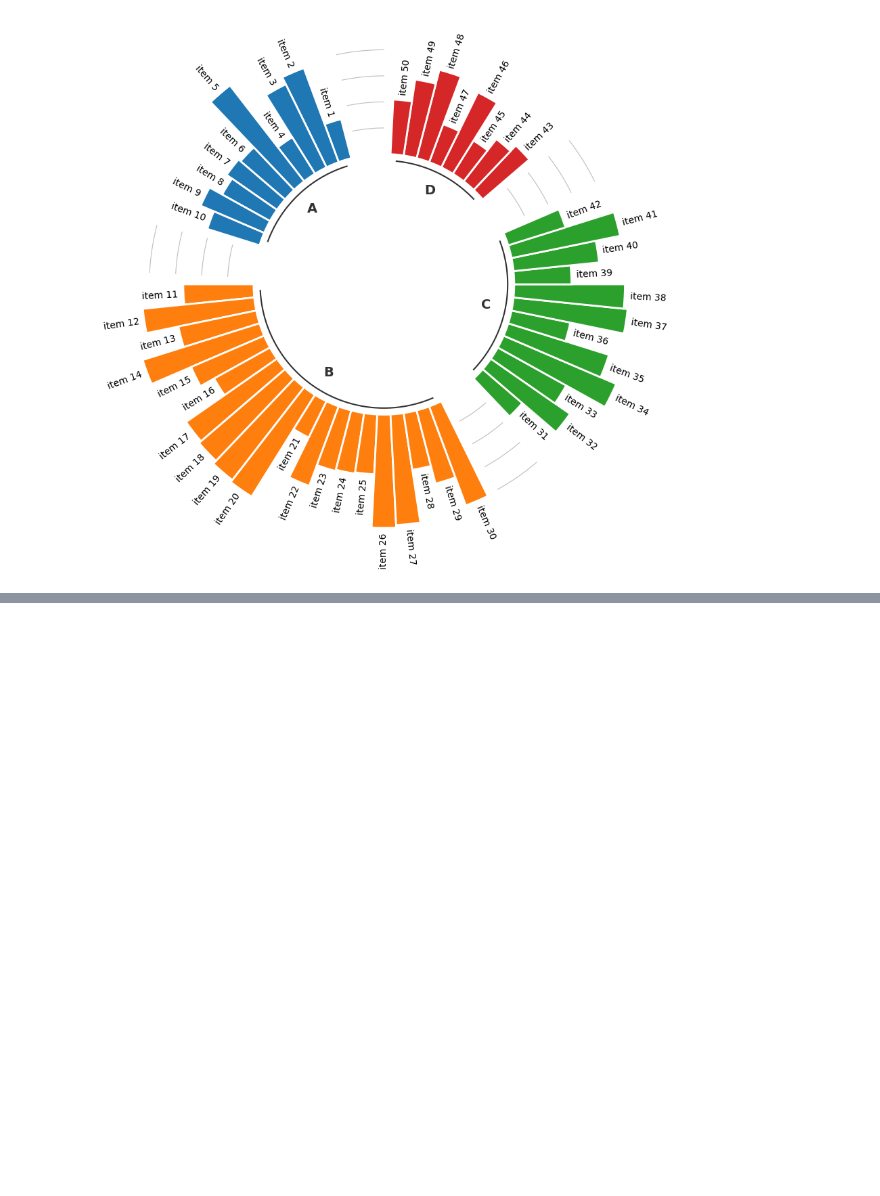
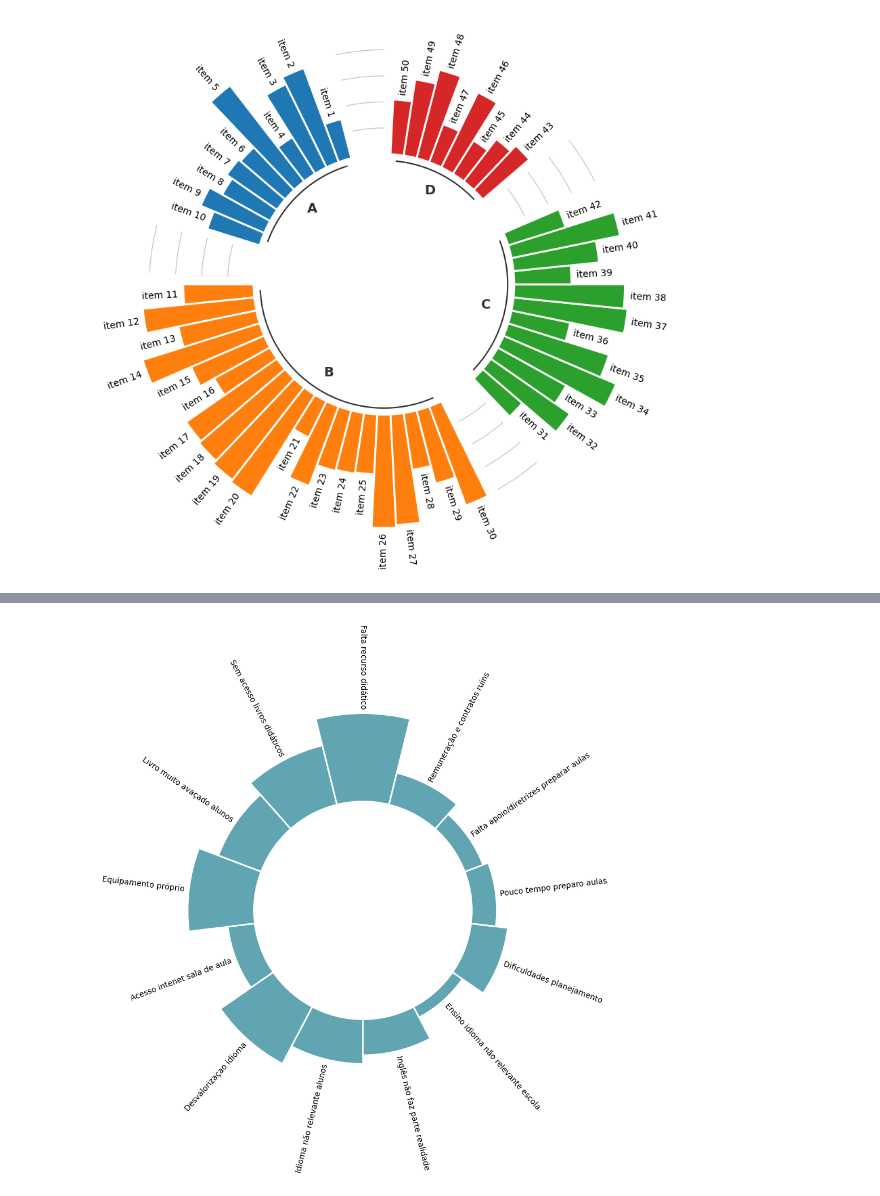
Before and after one commit to shuzoarthur/python_statistic_graphics, a Jupyter notebook: circular_barplot.ipynb, the cells around one changed output, grey strips where cells are left out. Saved outputs shown, nothing was run; the diff lists cells and outputs as text; code cells hidden in the pictures; blank space fills up the shorter version.

```diff
--- a/circular_barplot.ipynb
+++ b/circular_barplot.ipynb
@@ -507,0 +529,8 @@ for group, size in zip(["A", "B", "C", "D"], GROUPS_SIZE):
+# %%
+import matplotlib.pyplot as plt
+import numpy as np
+import pandas as pd
+
+# Build a dataset
+df = pd.read_csv('/content/python_statistic_graphics/data/Dificuldades_vivenciadas_ingles_brasil - Sheet1.csv')
+df
@@ -507,0 +554,10 @@ for group, size in zip(["A", "B", "C", "D"], GROUPS_SIZE):
+# %%
+def get_label_rotation(angle, offset):
+    # Rotation must be specified in degrees :(
+    rotation = np.rad2deg(angle + offset)
+    if angle <= np.pi:
+        alignment = "right"
+        rotation = rotation + 180
+    else:
+        alignment = "left"
+    return rotation, alignment
@@ -507,0 +618,42 @@ for group, size in zip(["A", "B", "C", "D"], GROUPS_SIZE):
+# %%
+ANGLES = np.linspace(0, 2 * np.pi, len(df), endpoint=False)
+VALUES = df["porcent"].values*100
+LABELS = df["name"].values
+
+# Determine the width of each bar.
+# The circumference is '2 * pi', so we divide that total width over the number of bars.
+WIDTH = 2 * np.pi / len(VALUES)
+
+# Determines where to place the first bar.
+# By default, matplotlib starts at 0 (the first bar is horizontal)
+# but here we say we want to start at pi/2 (90 deg)
+OFFSET = np.pi / 2
+
+# Initialize Figure and Axis
+fig, ax = plt.subplots(figsize=(20, 10), subplot_kw={"projection": "polar"})
+
+# Specify offset
+ax.set_theta_offset(OFFSET)
+
+# Set limits for radial (y) axis. The negative lower bound creates the whole in the middle.
+ax.set_ylim(-100, 100)
+
+# Remove all spines
+ax.set_frame_on(False)
+
+# Remove grid and tick marks
+ax.xaxis.grid(False)
+ax.yaxis.grid(False)
+ax.set_xticks([])
+ax.set_yticks([])
+
+# Add bars
+ax.bar(
+    ANGLES, VALUES, width=WIDTH, linewidth=2,
+    color="#61a4b2", edgecolor="white"
+)
+
+# Add labels
+add_labels(ANGLES, VALUES, LABELS, OFFSET, ax)
+# %% [output]
+[figure, added]
```
Also changed, not shown: parts of 19 cells of this notebook.
